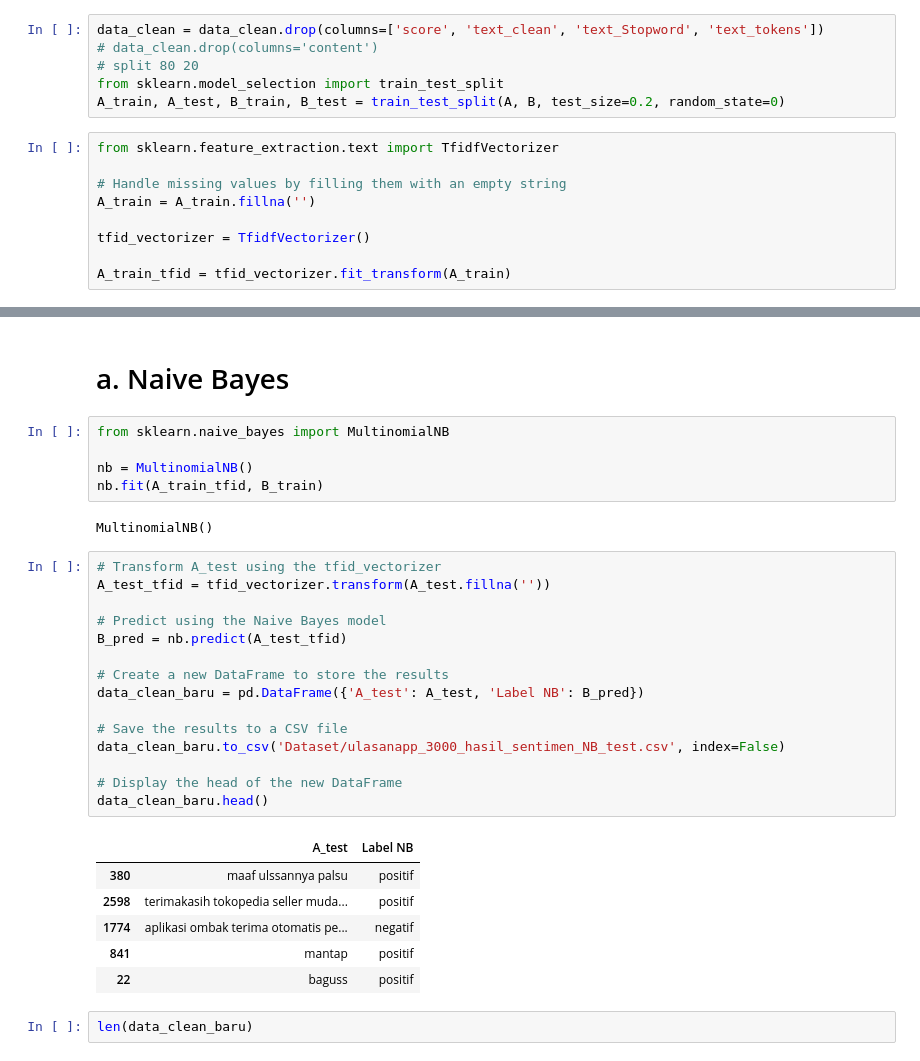
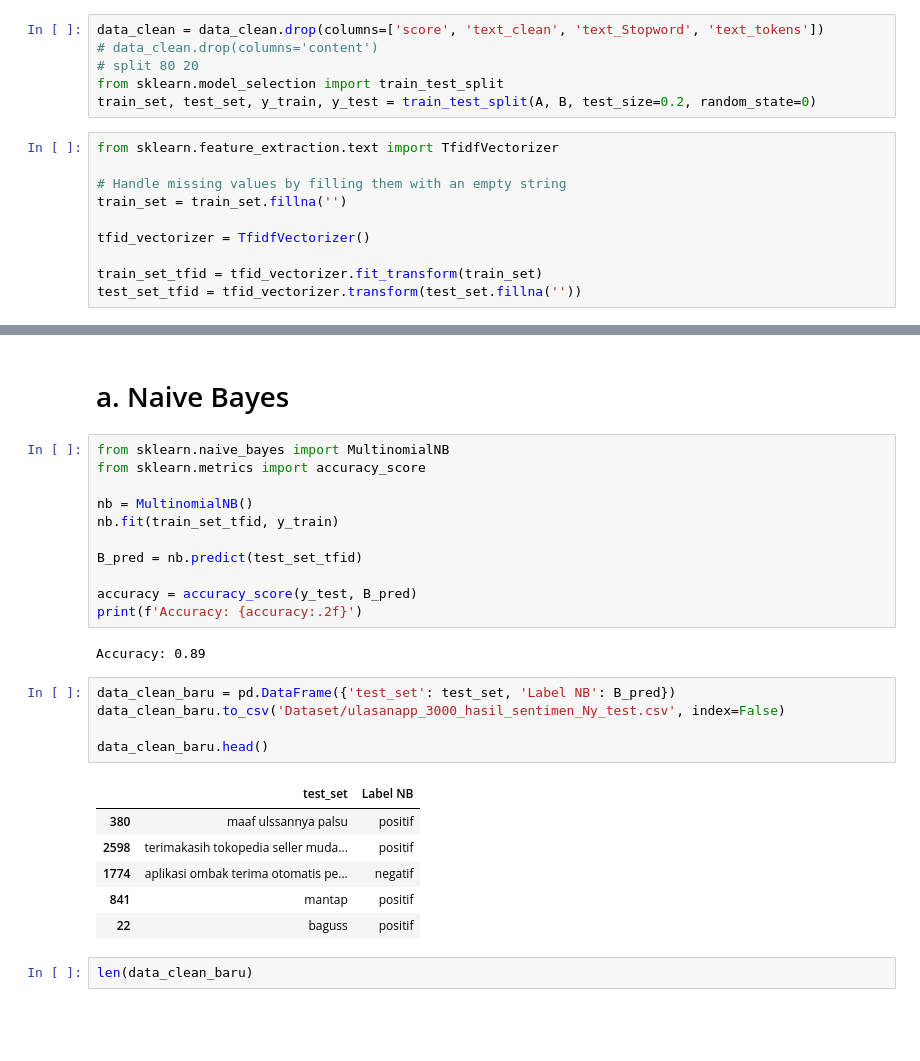
Before and after one commit to randi3281/anfipy, a Jupyter notebook: Analisis Sentimen Jurnal Pak Eri/projek3b-Penerapan NB.ipynb, the cells around one changed output, grey strips where cells are left out. Drawn from its saved outputs; the diff is of its cells as text; blank space fills up the shorter version.

Commit message:
save dulu

```diff
--- a/Analisis Sentimen Jurnal Pak Eri/projek3b-Penerapan NB.ipynb
+++ b/Analisis Sentimen Jurnal Pak Eri/projek3b-Penerapan NB.ipynb
@@ -13,15 +13,16 @@ data_clean = data_clean.drop(columns=['score', 'text_clean', 'text_Stopword', 't
 # data_clean.drop(columns='content')
 # split 80 20
 from sklearn.model_selection import train_test_split
-A_train, A_test, B_train, B_test = train_test_split(A, B, test_size=0.2, random_state=0)
+train_set, test_set, y_train, y_test = train_test_split(A, B, test_size=0.2, random_state=0)
 # %%
 from sklearn.feature_extraction.text import TfidfVectorizer
 
 # Handle missing values by filling them with an empty string
-A_train = A_train.fillna('')
+train_set = train_set.fillna('')
 
 tfid_vectorizer = TfidfVectorizer()
 
-A_train_tfid = tfid_vectorizer.fit_transform(A_train)
+train_set_tfid = tfid_vectorizer.fit_transform(train_set)
+test_set_tfid = tfid_vectorizer.transform(test_set.fillna(''))
 # %%
 print(A.shape)
@@ -45,33 +46,29 @@ array([[0., 0., 0., ..., 0., 0., 0.],
 # a. Naive Bayes
 # %%
 from sklearn.naive_bayes import MultinomialNB
+from sklearn.metrics import accuracy_score
 
 nb = MultinomialNB()
-nb.fit(A_train_tfid, B_train)
+nb.fit(train_set_tfid, y_train)
+
+B_pred = nb.predict(test_set_tfid)
+
+accuracy = accuracy_score(y_test, B_pred)
+print(f'Accuracy: {accuracy:.2f}')
 # %% [output]
-MultinomialNB()
+Accuracy: 0.89
-# %%
-# Transform A_test using the tfid_vectorizer
-A_test_tfid = tfid_vectorizer.transform(A_test.fillna(''))
-
-# Predict using the Naive Bayes model
-B_pred = nb.predict(A_test_tfid)
-
-# Create a new DataFrame to store the results
-data_clean_baru = pd.DataFrame({'A_test': A_test, 'Label NB': B_pred})
-
-# Save the results to a CSV file
-data_clean_baru.to_csv('Dataset/ulasanapp_3000_hasil_sentimen_NB_test.csv', index=False)
-
-# Display the head of the new DataFrame
-data_clean_baru.head()
-# %% [output]
-|  | A_test | Label NB |
-| 380 | maaf ulssannya palsu | positif |
-| 2598 | terimakasih tokopedia seller muda... | positif |
-| 1774 | aplikasi ombak terima otomatis pe... | negatif |
-| 841 | mantap | positif |
-| 22 | baguss | positif |
+# %%
+data_clean_baru = pd.DataFrame({'test_set': test_set, 'Label NB': B_pred})
+data_clean_baru.to_csv('Dataset/ulasanapp_3000_hasil_sentimen_Ny_test.csv', index=False)
+
+data_clean_baru.head()
+# %% [output]
+|  | test_set | Label NB |
+| 380 | maaf ulssannya palsu | positif |
+| 2598 | terimakasih tokopedia seller muda... | positif |
+| 1774 | aplikasi ombak terima otomatis pe... | negatif |
+| 841 | mantap | positif |
+| 22 | baguss | positif |
 # %%
 len(data_clean_baru)
 # %% [output]
```
Also changed, not shown: parts of 7 cells of this notebook, 2 other files.
